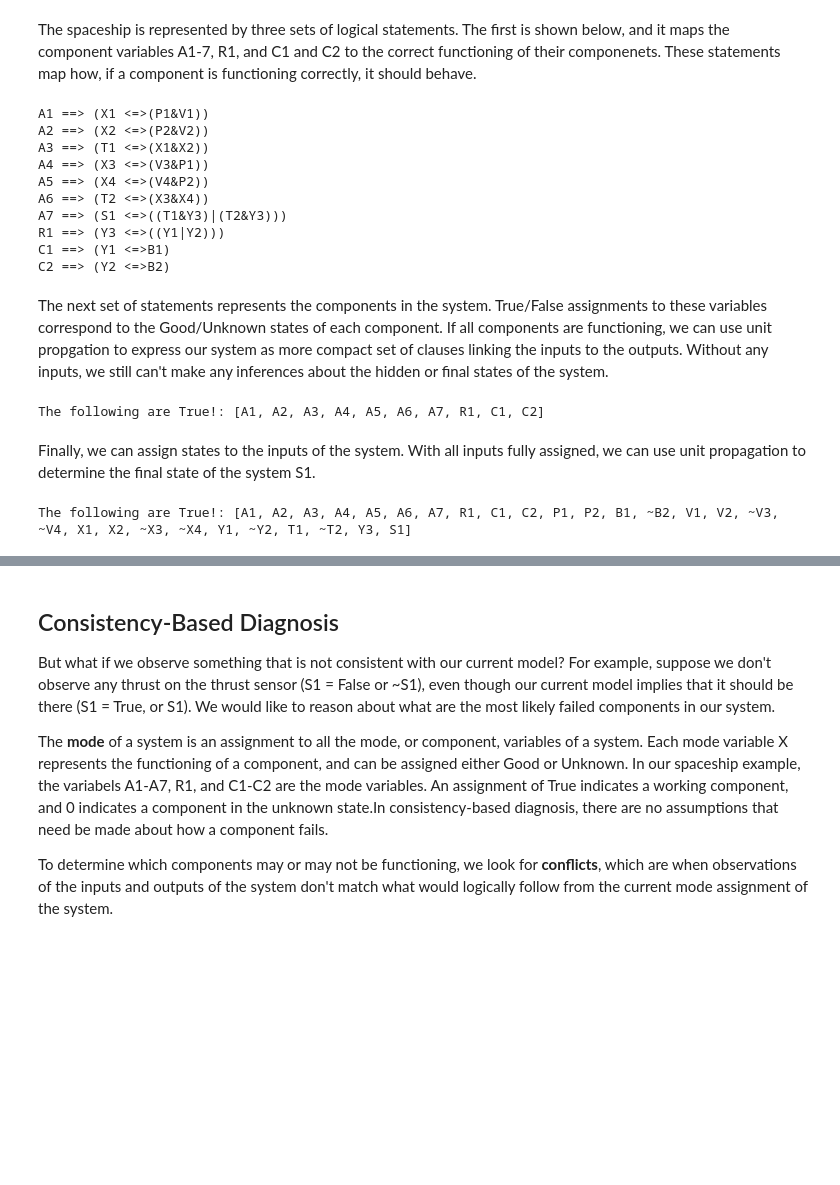
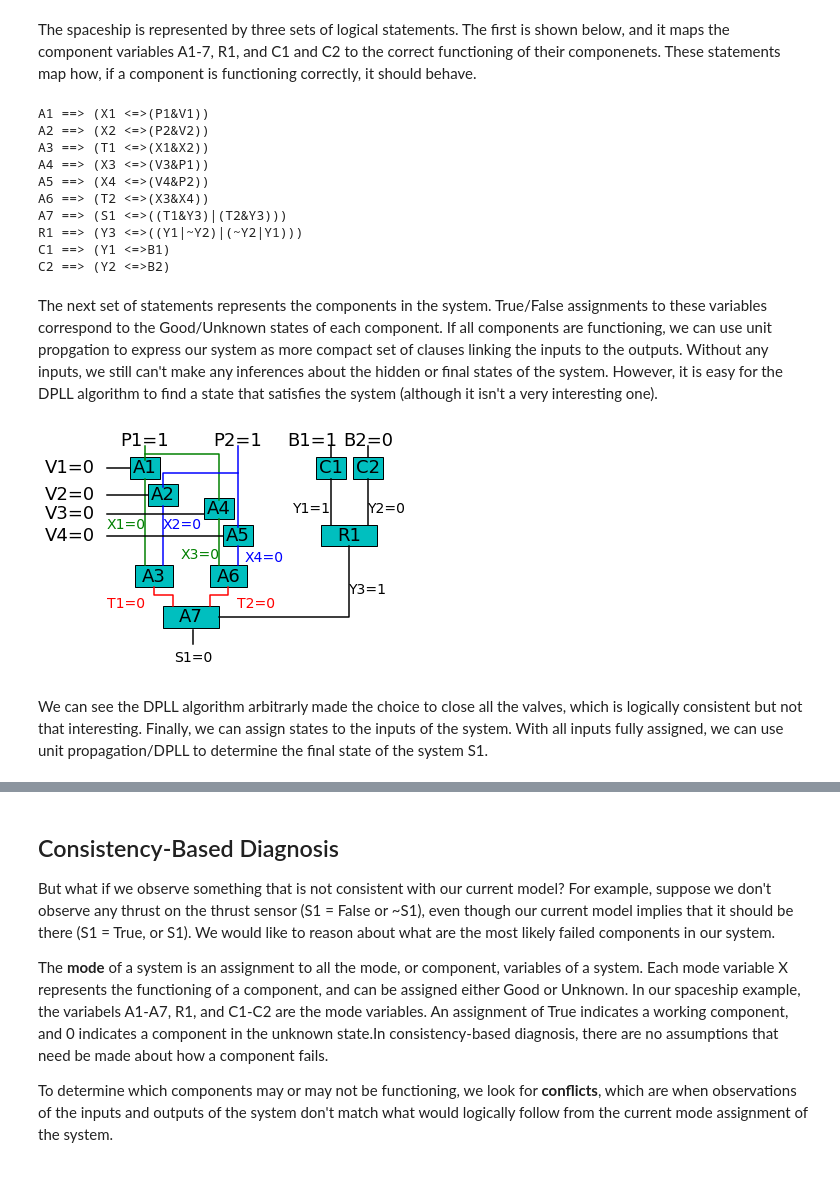
Before and after one commit to courtin/16-413-Project, a Jupyter notebook: main.ipynb, the cells around one changed output, grey strips where cells are left out. Drawn from its saved outputs; the diff is of its cells as text; code cells hidden in the pictures; blank space fills up the shorter version.

Commit message:
fixed cnf bug; updated plotting and spaceship data structure

```diff
--- a/main.ipynb
+++ b/main.ipynb
@@ -385,11 +388,12 @@ system.append("A4 ==> (X3 <=>(V3&P1))")
 system.append("A5 ==> (X4 <=>(V4&P2))")
 system.append("A6 ==> (T2 <=>(X3&X4))")
 system.append("A7 ==> (S1 <=>((T1&Y3)|(T2&Y3)))")
-system.append("R1 ==> (Y3 <=>((Y1|Y2)))")
+system.append("R1 ==> (Y3 <=>((Y1|~Y2)|(~Y2|Y1)))")
 system.append("C1 ==> (Y1 <=>B1)")
 system.append("C2 ==> (Y2 <=>B2)")
 
 print("\n".join(system))
+s.system = system
 # %% [output]
 A1 ==> (X1 <=>(P1&V1))
 A2 ==> (X2 <=>(P2&V2))
@@ -398,51 +402,26 @@ A4 ==> (X3 <=>(V3&P1))
 A5 ==> (X4 <=>(V4&P2))
 A6 ==> (T2 <=>(X3&X4))
 A7 ==> (S1 <=>((T1&Y3)|(T2&Y3)))
-R1 ==> (Y3 <=>((Y1|Y2)))
+R1 ==> (Y3 <=>((Y1|~Y2)|(~Y2|Y1)))
 C1 ==> (Y1 <=>B1)
 C2 ==> (Y2 <=>B2)
 # %% [markdown]
-The next set of statements represents the components in the system.  True/False assignments to these variables correspond to the Good/Unknown states of each component.  If all components are functioning, we can use unit propgation to express our system as more compact set of clauses linking the inputs to the outputs.  Without any inputs, we still can't make any inferences about the hidden or final states of the system.
+The next set of statements represents the components in the system.  True/False assignments to these variables correspond to the Good/Unknown states of each component.  If all components are functioning, we can use unit propgation to express our system as more compact set of clauses linking the inputs to the outputs.  Without any inputs, we still can't make any inferences about the hidden or final states of the system. However, it is easy for the DPLL algorithm to find a state that satisfies the system (although it isn't a very interesting one).
-# %%
-components = []
-#All components functioning
-components.append("A1")
-components.append("A2")
-components.append("A3")
-components.append("A4")
-components.append("A5")
-components.append("A6")
-components.append("A7")
-components.append("R1")
-components.append("C1")
-components.append("C2")
-
-unit_prop_outcomes = unit_propagation(system+components)[1]
-print("The following are True!: " + str(unit_prop_outcomes))
-# %% [output]
-The following are True!: [A1, A2, A3, A4, A5, A6, A7, R1, C1, C2]
+# %%
+s.all_working() #All components functioning
+
+#To make a component non-functional, use the following method:
+s.change_component("A1", False)
+
+s.change_component("A1", True) #makes it functional again
+
+sp = to_cnf(make_sentance(system)+"&"+s.make_sentance(s.components))
+formula = AND.from_string_to_cnf(sp)
+true_exp = DPLL(formula).solve(print_nicely=False).true_exp
+
+s.update_states(true_exp) #Update the state of the spaceship to reflect what we know to be true
+s.plot_spaceship()
+# %% [output]
+[figure, added]
 # %% [markdown]
-Finally, we can assign states to the inputs of the system. With all inputs fully assigned, we can use unit propagation to determine the final state of the system S1.
+We can see the DPLL algorithm arbitrarly made the choice to close all the valves, which is logically consistent but not that interesting. Finally, we can assign states to the inputs of the system. With all inputs fully assigned, we can use unit propagation/DPLL to determine the final state of the system S1.
-# %%
-inputs = []
-#Propellant on
-inputs.append("P1")
-inputs.append("P2")
-
-#Battery 1 on
-inputs.append("B1")
-
-#Battery 2 off
-inputs.append("~B2")
-
-#Valve 1 and 2 open
-inputs.append("V1")
-inputs.append("V2")
-
-#Valve 2 and 3 closed
-inputs.append("~V3")
-inputs.append("~V4")
-unit_prop_outcomes = unit_propagation(system+components+inputs)[1]
-print("The following are True!: " + str(unit_prop_outcomes))
-# %% [output]
-The following are True!: [A1, A2, A3, A4, A5, A6, A7, R1, C1, C2, P1, P2, B1, ~B2, V1, V2, ~V3, ~V4, X1, X2, ~X3, ~X4, Y1, ~Y2, T1, ~T2, Y3, S1]
```
Also changed, not shown: parts of 16 cells of this notebook, 2 other files.
